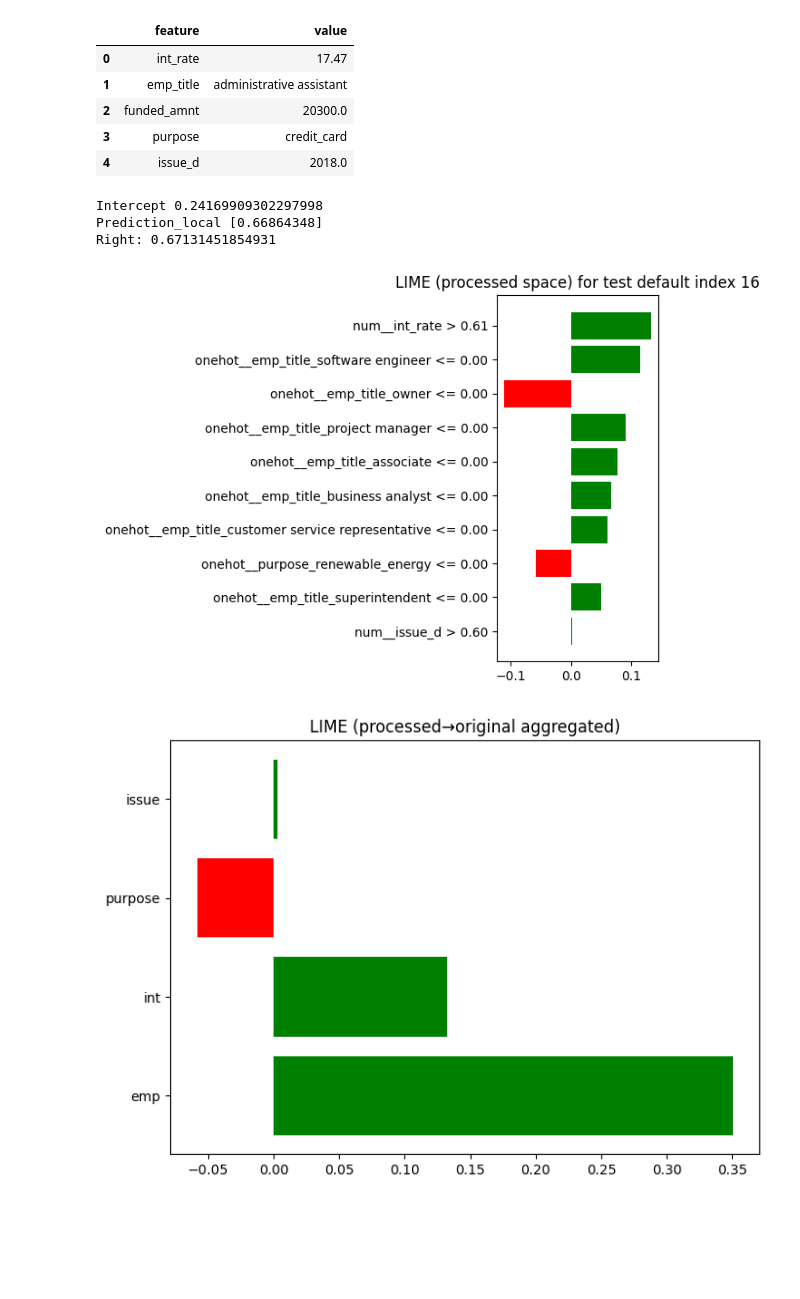
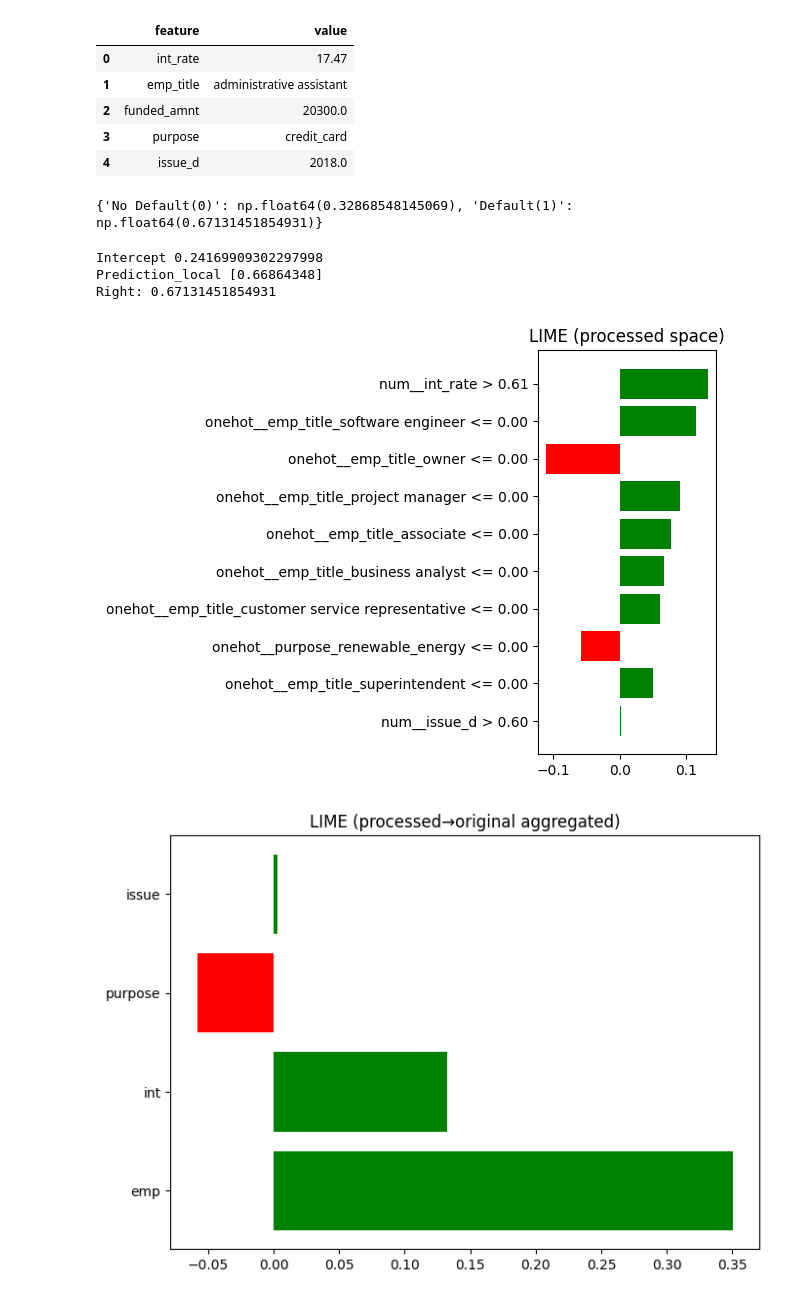
Before and after one commit to DENGDixin/isaf-g2, a Jupyter notebook: project.ipynb, the cells around one changed output. Cells and saved outputs as stored; diff of their text form; code cells hidden in the pictures; blank space fills up the shorter version.

```diff
--- a/project.ipynb
+++ b/project.ipynb
@@ -611,22 +621,27 @@ display(vert_ri)
 | 2 | funded_amnt | 20300.0 |
 | 3 | purpose | credit_card |
 | 4 | issue_d | 2018.0 |
+# %%
+proba = predict_proba_on_processed(X_test_proc[[ri_idx]])[0]
+print({"No Default(0)": proba[0], "Default(1)": proba[1]})
+# %% [output]
+{'No Default(0)': np.float64(0.32868548145069), 'Default(1)': np.float64(0.67131451854931)}
 # %%
 # default instance
 exp_rp = explainer_proc.explain_instance(
     data_row=X_test_proc[ri_idx],
     predict_fn=predict_proba_on_processed,
     num_features=10,
     num_samples=5000
 )
 fig = exp_rp.as_pyplot_figure()
-plt.title(f"LIME (processed space) for test default index {ri_idx}")
+plt.title(f"LIME (processed space)")
 plt.tight_layout(); plt.show()
 # %% [output]
 Intercept 0.24169909302297998
 Prediction_local [0.66864348]
 Right: 0.67131451854931
-[figure, old version]
+[figure, new version]
 # %%
 import re
 items = exp_rp.as_list()
```
Also changed, not shown: parts of 3 cells of this notebook.
